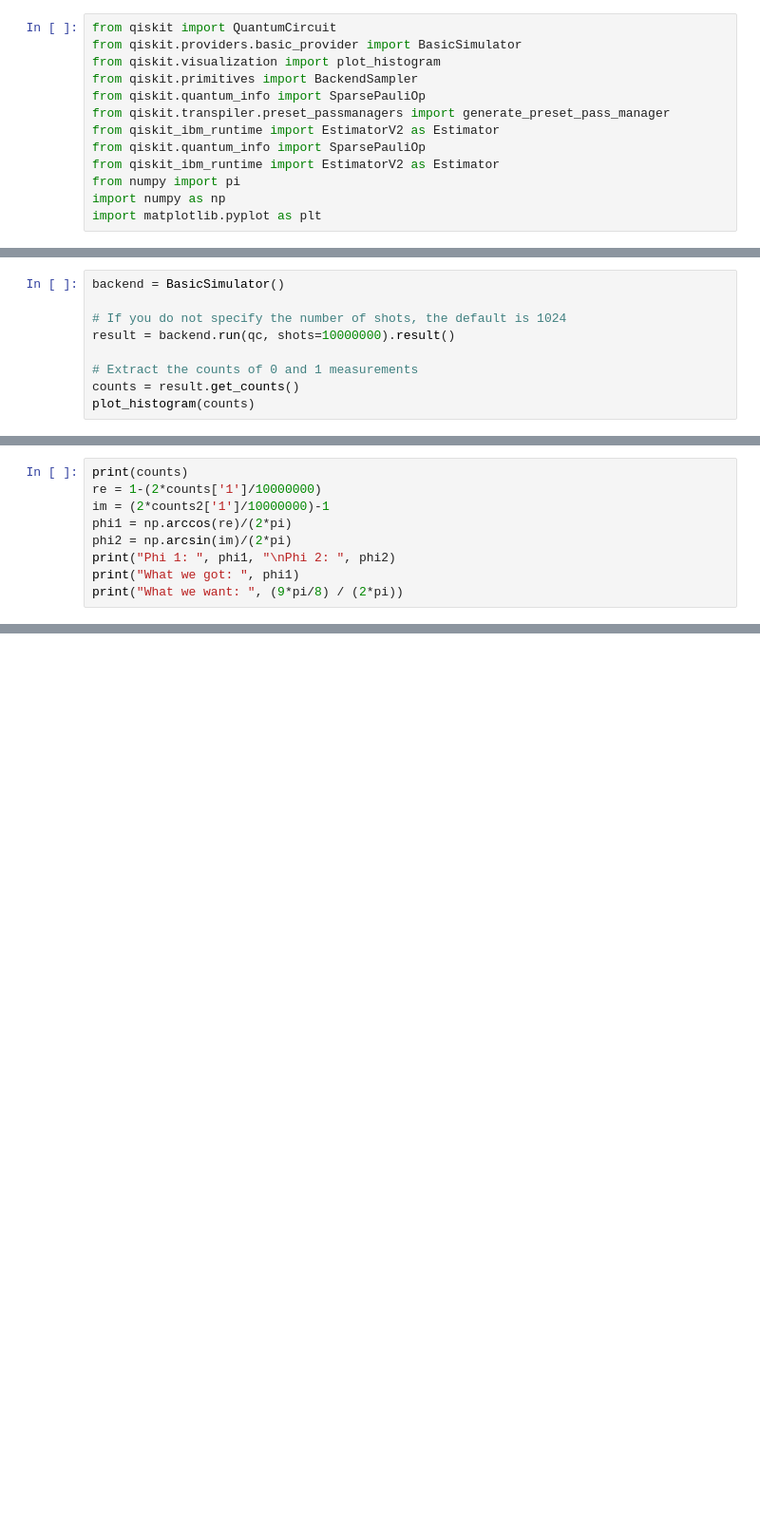
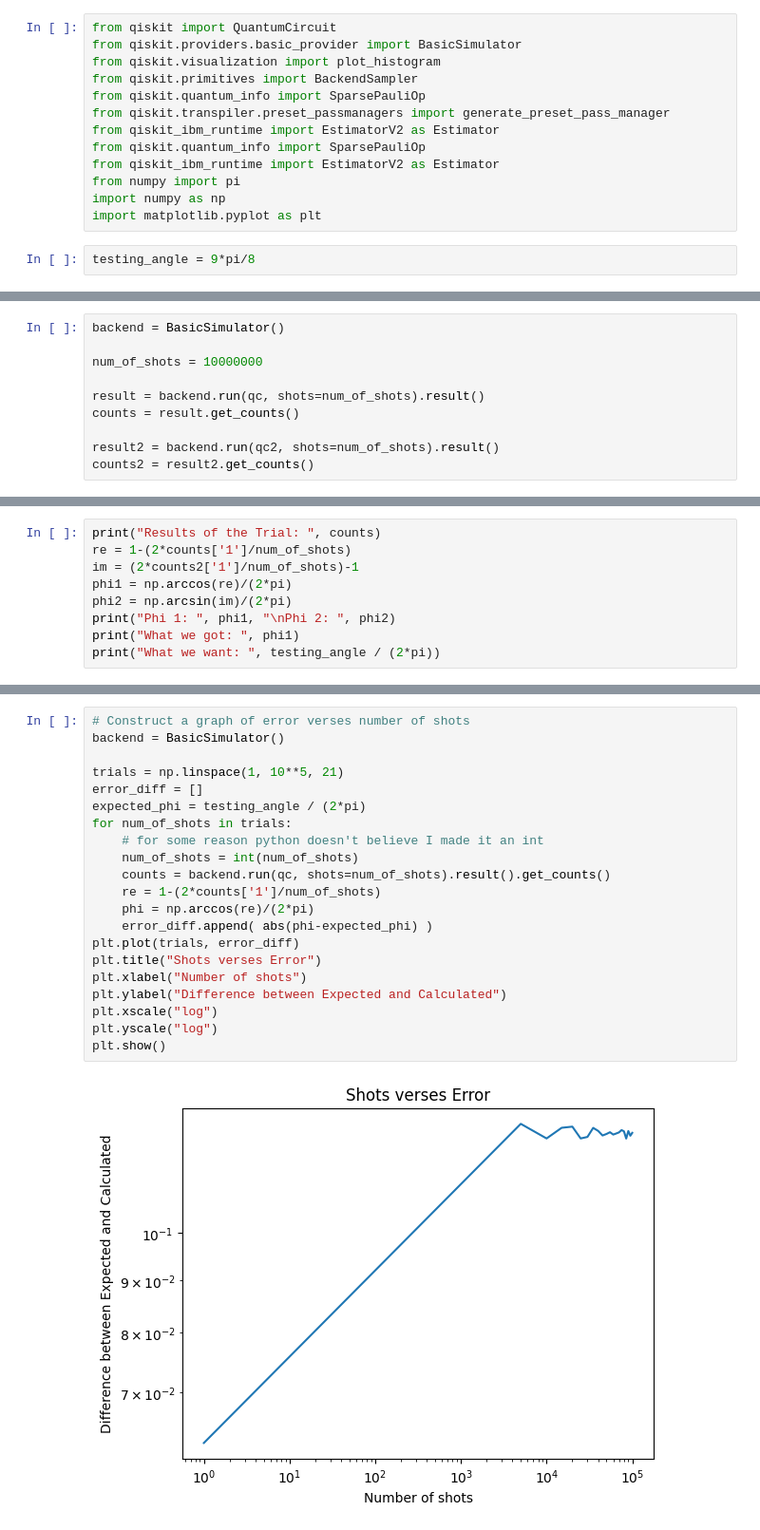
Before and after one commit to paulbruzzi/quantum-linear-algebra, a Jupyter notebook: Hadamard_Test.ipynb, the cells around one changed output, grey strips where cells are left out. Shown: that part at 95% size. Cells and saved outputs as stored; diff of their text form; blank space fills up the shorter version.

Commit message:
added log log scale graph / reorangized notebook

```diff
--- a/Hadamard_Test.ipynb
+++ b/Hadamard_Test.ipynb
@@ -11,5 +11,7 @@ from qiskit_ibm_runtime import EstimatorV2 as Estimator
 from numpy import pi
 import numpy as np
 import matplotlib.pyplot as plt
+# %%
+testing_angle = 9*pi/8
 # %%
 qc = QuantumCircuit(2,1)
@@ -39,9 +40,10 @@ qc2.draw("mpl")
 # %%
 backend = BasicSimulator()
 
-# If you do not specify the number of shots, the default is 1024
-result = backend.run(qc, shots=10000000).result()
+num_of_shots = 10000000
 
-# Extract the counts of 0 and 1 measurements
+result = backend.run(qc, shots=num_of_shots).result()
 counts = result.get_counts()
-plot_histogram(counts)
+
+result2 = backend.run(qc2, shots=num_of_shots).result()
+counts2 = result2.get_counts()
@@ -59,10 +58,10 @@ plot_histogram(counts2)
 # %%
-print(counts)
-re = 1-(2*counts['1']/10000000)
-im = (2*counts2['1']/10000000)-1
+print("Results of the Trial: ", counts)
+re = 1-(2*counts['1']/num_of_shots)
+im = (2*counts2['1']/num_of_shots)-1
 phi1 = np.arccos(re)/(2*pi)
 phi2 = np.arcsin(im)/(2*pi)
 print("Phi 1: ", phi1, "\nPhi 2: ", phi2)
 print("What we got: ", phi1)
-print("What we want: ", (9*pi/8) / (2*pi))
+print("What we want: ", testing_angle / (2*pi))
 # %% [output]
@@ -74 +72,24 @@ What we got:  0.43752065954391767
 What we want:  0.5625
+# %%
+# Construct a graph of error verses number of shots
+backend = BasicSimulator()
+
+trials = np.linspace(1, 10**5, 21)
+error_diff = []
+expected_phi = testing_angle / (2*pi)
+for num_of_shots in trials:
+    # for some reason python doesn't believe I made it an int
+    num_of_shots = int(num_of_shots)
+    counts = backend.run(qc, shots=num_of_shots).result().get_counts()
+    re = 1-(2*counts['1']/num_of_shots)
+    phi = np.arccos(re)/(2*pi)
+    error_diff.append( abs(phi-expected_phi) )
+plt.plot(trials, error_diff)
+plt.title("Shots verses Error")
+plt.xlabel("Number of shots")
+plt.ylabel("Difference between Expected and Calculated")
+plt.xscale("log")
+plt.yscale("log")
+plt.show()
+# %% [output]
+[figure, added]
```
Also changed, not shown: parts of 7 cells of this notebook.
